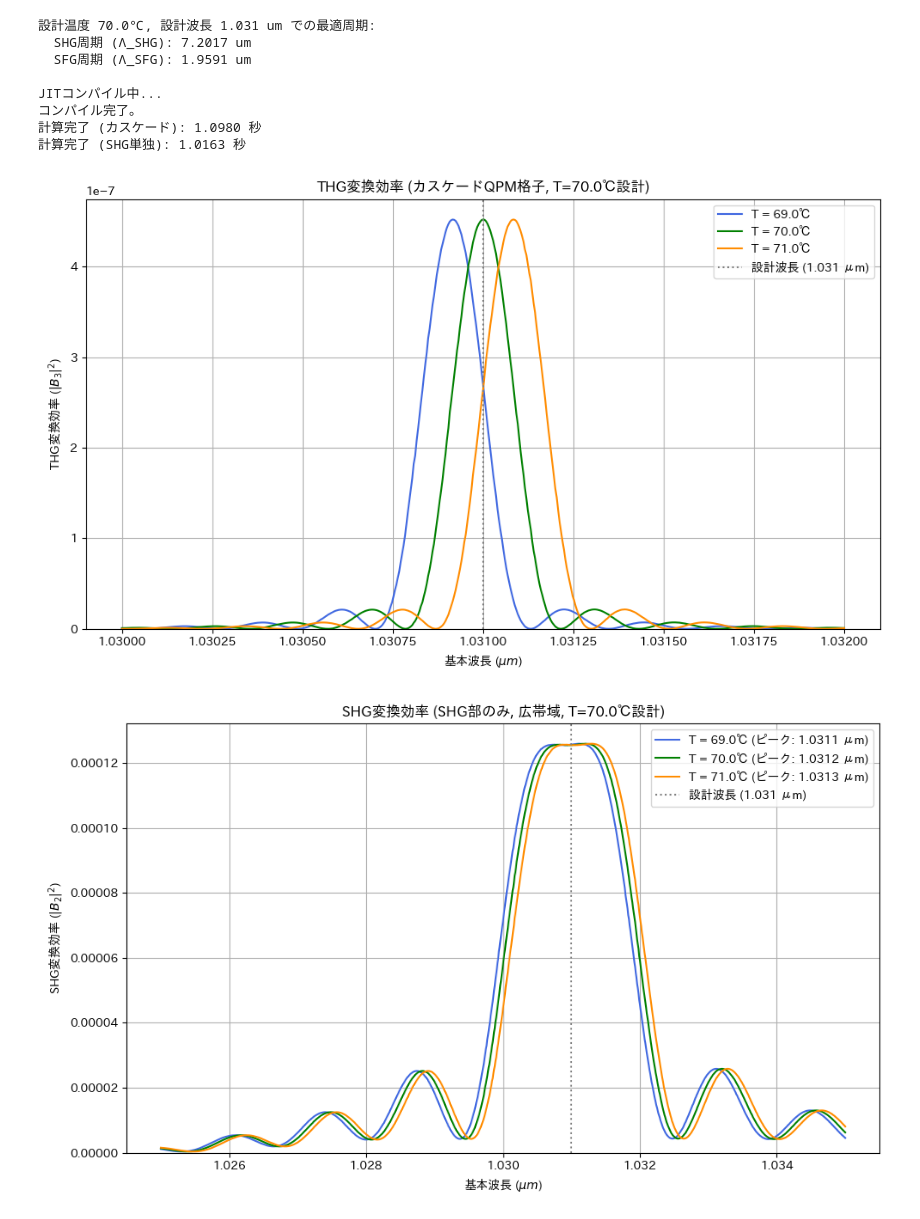
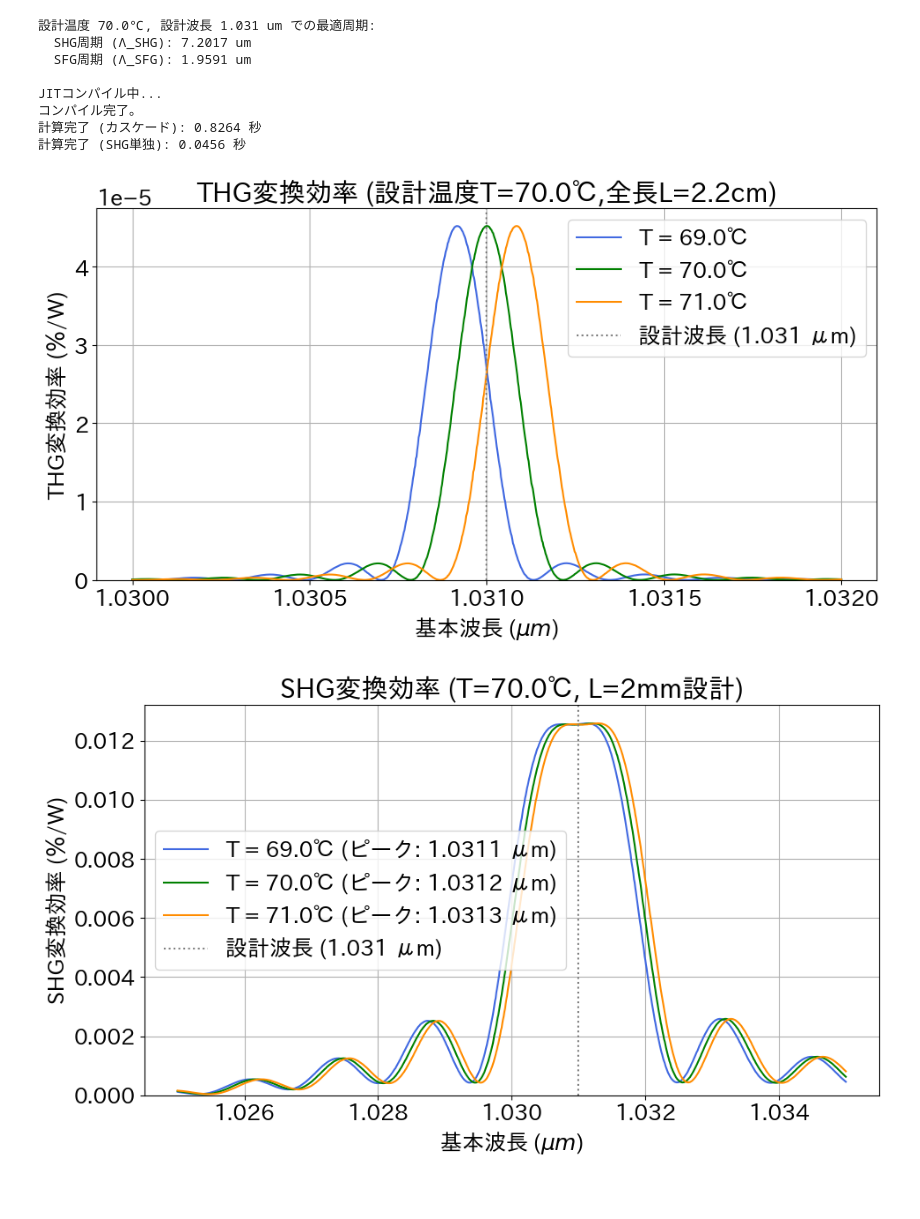
Before and after one commit to Xo1otl/qpm, a Jupyter notebook: examples/ideal_thg.ipynb, the cells around one changed output. Saved outputs shown, nothing was run; the diff lists cells and outputs as text; code cells hidden in the pictures.

```diff
--- a/examples/ideal_thg.ipynb
+++ b/examples/ideal_thg.ipynb
@@ -9,7 +9,7 @@ from qpm import mgoslt, pp, cwes
 
 # --- 定数設定 ---
 Z_SPLIT = 2000.0  # SHGセクションとSFGセクションの境界 (um)
-Z_MAX = 4400.0    # 結晶の全長 (um)
+Z_MAX = Z_SPLIT * 2.2    # 結晶の全長 (um)
 KAPPA_MAG = 1.31e-5  # 非線形結合係数
 DESIGN_TEMP_C = 70.0      # 設計温度 (QPM周期の計算に使用)
 DESIGN_WAVELENGTH = 1.031  # 設計波長 (QPM周期の計算に使用)
@@ -20,14 +20,14 @@ def simulate_mgoslt_twm(superlattice: jnp.ndarray, temperature: jnp.ndarray, wav
     delta_k1 = mgoslt.calc_twm_delta_k(wavelength, wavelength, temperature)
     delta_k2 = mgoslt.calc_twm_delta_k(
         wavelength, wavelength / 2.0, temperature)
-
-    return cwes.simulate_twm(superlattice, delta_k1, delta_k2, B_initial)
+    B_final = cwes.simulate_twm(superlattice, delta_k1, delta_k2, B_initial)
+    return jnp.abs(B_final[1:3])**2  # FW,SHW,THWなので[1:3]
 
 
 def run_and_plot():
     """シミュレーションを実行し、結果をプロットする"""
     # パラメータ設定
-    wavelengths_narrow = jnp.linspace(1.03, 1.032, 501)
+    wavelengths_narrow = jnp.linspace(1.03, 1.032, 1001)
     wavelengths_wide = jnp.linspace(1.025, 1.035, 1001)
     temperatures = jnp.array([69.0, 70.0, 71.0])
 
@@ -93,30 +93,31 @@ def run_and_plot():
     start_time_cascade = time.time()
     results_cascade = vmapped_propagate(
         superlattices[0:1], temperatures, wavelengths_narrow)
-    # [FIX] squeezeのaxisを修正し、結果を正しく抽出
     results_cascade_squeezed = jnp.squeeze(
         results_cascade.block_until_ready(), axis=0)
+    # NOTE: ％/Wにするため100倍
     # 結果の形状: (温度, 波長, [SHG効率, THG効率])
-    thg_efficiencies = results_cascade_squeezed[:, :, 1]
+    thg_efficiencies = results_cascade_squeezed[:, :, 1] * 100
     print(f"計算完了 (カスケード): {time.time() - start_time_cascade:.4f} 秒")
 
     # SHG単独構造のシミュレーション
     start_time_shg = time.time()
     results_shg_only = vmapped_propagate(
         superlattices[1:2], temperatures, wavelengths_wide)
-    # [FIX] squeezeのaxisを修正し、結果を正しく抽出
     results_shg_squeezed = jnp.squeeze(
         results_shg_only.block_until_ready(), axis=0)
+    # NOTE: ％/Wにするため100倍
     # 結果の形状: (温度, 波長, [SHG効率, THG効率])
-    shg_efficiencies_wide = results_shg_squeezed[:, :, 0]
+    shg_efficiencies_wide = results_shg_squeezed[:, :, 0] * 100
     print(f"計算完了 (SHG単独): {time.time() - start_time_shg:.4f} 秒")
 
     # --- 6. 結果の抽出とプロット ---
     colors = ['royalblue', 'green', 'darkorange']
+    plt.rcParams['font.size'] = 18
 
     # プロット1: THG効率 (狭帯域)
     plt.figure(figsize=(10, 6))
-    plt.title(f"THG変換効率 (カスケードQPM格子, T={DESIGN_TEMP_C}℃設計)")
+    plt.title(f"THG変換効率 (設計温度T={DESIGN_TEMP_C}℃,全長L=2.2cm)")
 
     for i, temp in enumerate(temperatures):
         plt.plot(wavelengths_narrow, thg_efficiencies[i],
@@ -125,7 +126,8 @@ def run_and_plot():
     plt.axvline(x=DESIGN_WAVELENGTH, color='gray', linestyle=':',
                 label=f'設計波長 ({DESIGN_WAVELENGTH} μm)')
     plt.xlabel(r"基本波長 ($\mu m$)")
-    plt.ylabel(r"THG変換効率 ($|B_3|^2$)")
+    plt.xticks(jnp.arange(1.03, 1.032, 0.0005))
+    plt.ylabel(r"THG変換効率 (％/W)")
     plt.legend()
     plt.grid(True)
     plt.ylim(bottom=0)
@@ -133,37 +135,37 @@ def run_and_plot():
 
     # プロット2: SHG効率 (広帯域)
     plt.figure(figsize=(10, 6))
-    plt.title(f"SHG変換効率 (SHG部のみ, 広帯域, T={DESIGN_TEMP_C}℃設計)")
+    plt.title(f"SHG変換効率 (T={DESIGN_TEMP_C}℃, L=2mm設計)")
 
     for i, temp in enumerate(temperatures):
         peak_idx = jnp.argmax(shg_efficiencies_wide[i])
         peak_wl = wavelengths_wide[peak_idx]
         peak_eff = shg_efficiencies_wide[i][peak_idx]
         plt.plot(wavelengths_wide, shg_efficiencies_wide[i],
                  label=f"T = {temp}℃ (ピーク: {peak_wl:.4f} μm)", color=colors[i])
 
     plt.axvline(x=DESIGN_WAVELENGTH, color='gray', linestyle=':',
                 label=f'設計波長 ({DESIGN_WAVELENGTH} μm)')
     plt.xlabel(r"基本波長 ($\mu m$)")
-    plt.ylabel(r"SHG変換効率 ($|B_2|^2$)")
+    plt.ylabel(r"SHG変換効率 (％/W)")
     plt.legend()
     plt.grid(True)
     plt.ylim(bottom=0)
     plt.tight_layout()
 
     plt.show()
 
 
 if __name__ == '__main__':
     run_and_plot()
 # %% [output]
 設計温度 70.0℃, 設計波長 1.031 um での最適周期:
   SHG周期 (Λ_SHG): 7.2017 um
   SFG周期 (Λ_SFG): 1.9591 um
 
 JITコンパイル中...
 コンパイル完了。
-計算完了 (カスケード): 1.0980 秒
-計算完了 (SHG単独): 1.0163 秒
+計算完了 (カスケード): 0.8264 秒
+計算完了 (SHG単独): 0.0456 秒
-[figure, old version]
+[figure, new version]
-[figure, old version]
+[figure, new version]
```
Also changed, not shown: parts of 1 cell of this notebook, 2 other files.
